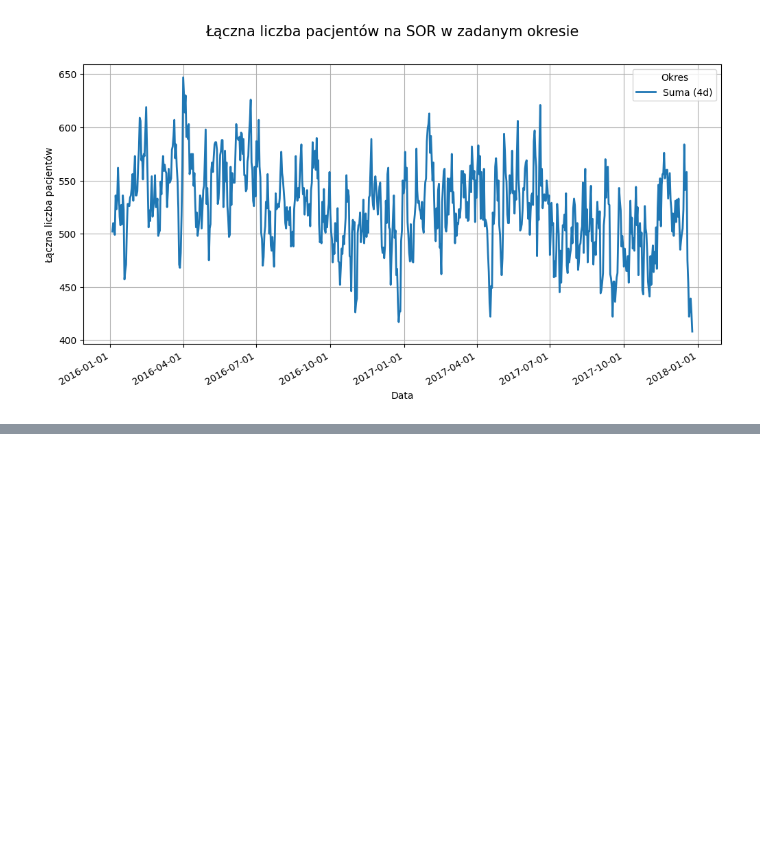
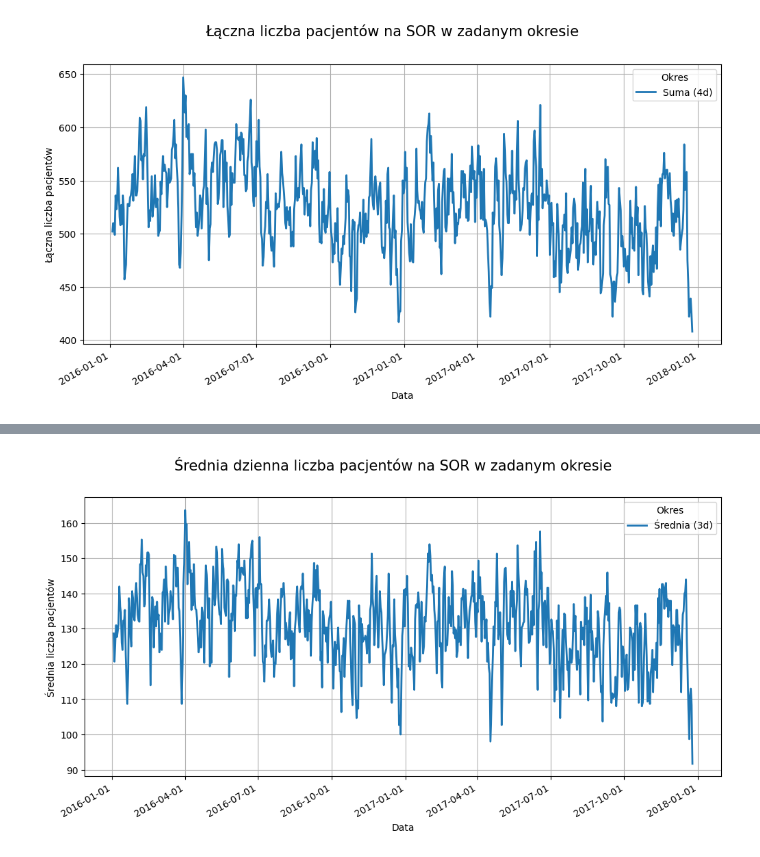
Before and after one commit to Nekq1601/Jupyter_SOR, a Jupyter notebook: Praktyki_SOR.ipynb, the cells around one changed output, grey strips where cells are left out. Drawn from its saved outputs; the diff is of its cells as text; code cells hidden in the pictures; blank space fills up the shorter version.

```diff
--- a/Praktyki_SOR.ipynb
+++ b/Praktyki_SOR.ipynb
@@ -193,0 +244,4 @@ plotMonthSumCountsPeriod(period='4d', years=[2016, 2017],column="y_train")
+# %%
+plotMonthAverageCountsPeriod(period='3d', years=[2016, 2017],column="y_train")
+# %% [output]
+[figure, added]
```
Also changed, not shown: parts of 3 cells of this notebook.
